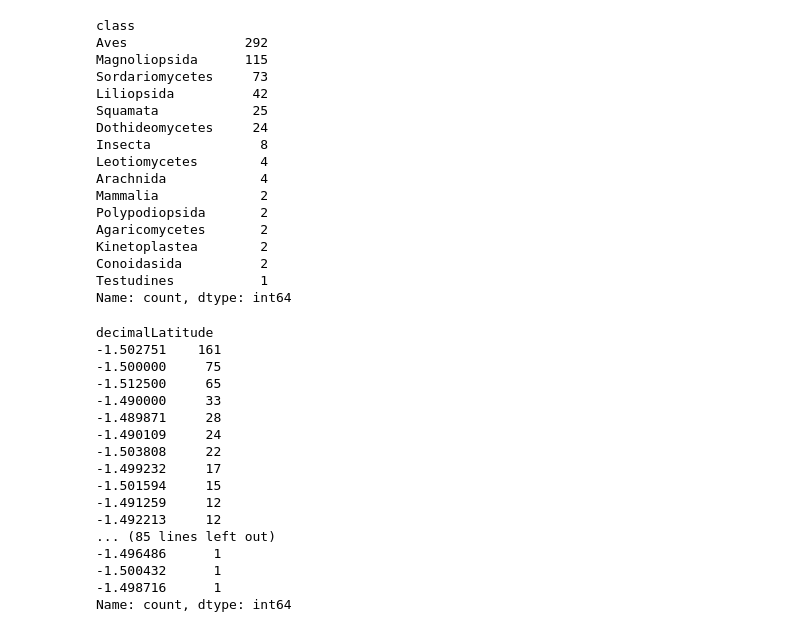
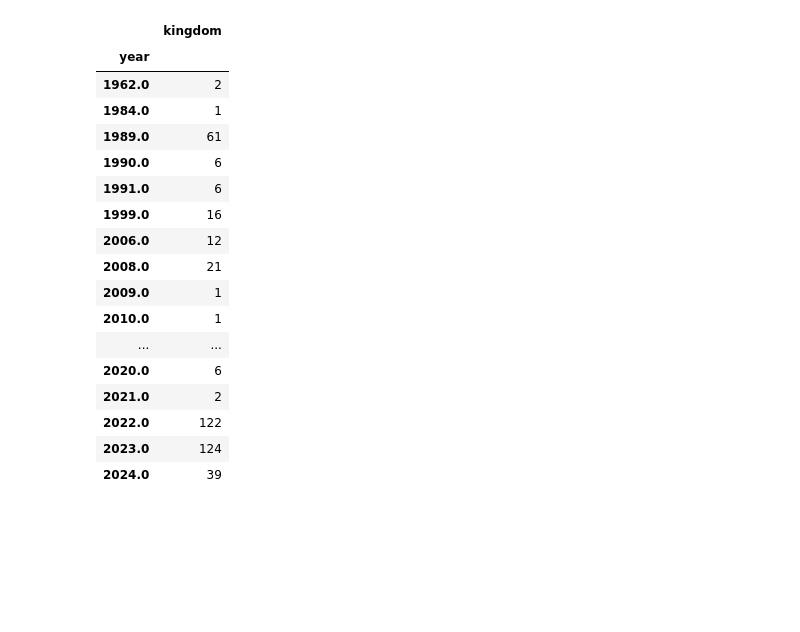
Before and after one commit to DaviMacielCavalcante/analise-de-dados-de-coleta-de-especimes-no-combu, a Jupyter notebook: script.ipynb, the cells around one changed output. Cells and saved outputs as stored; diff of their text form; code cells hidden in the pictures; blank space fills up the shorter version.

```diff
--- a/script.ipynb
+++ b/script.ipynb
@@ -62,41 +131,24 @@ incertae sedis      1
 Name: count, dtype: int64
-# %%
-df["class"].value_counts()
-# %% [output]
-class
-Aves               292
-Magnoliopsida      115
-Sordariomycetes     73
-Liliopsida          42
-Squamata            25
-Dothideomycetes     24
-Insecta              8
-Leotiomycetes        4
-Arachnida            4
-Mammalia             2
-Polypodiopsida       2
-Agaricomycetes       2
-Kinetoplastea        2
-Conoidasida          2
-Testudines           1
-Name: count, dtype: int64
-# %%
-df["decimalLatitude"].value_counts()
-# %% [output]
-decimalLatitude
--1.502751    161
--1.500000     75
--1.512500     65
--1.490000     33
--1.489871     28
--1.490109     24
--1.503808     22
--1.499232     17
--1.501594     15
--1.491259     12
--1.492213     12
-... (85 lines left out)
--1.496486      1
--1.500432      1
--1.498716      1
-Name: count, dtype: int64
+# %%
+anos_reino = df.groupby("year")["kingdom"].count()
+anos_reino = pd.DataFrame(anos_reino)
+anos_reino
+# %% [output]
+|  | kingdom |
+| year |  |
+| 1962.0 | 2 |
+| 1984.0 | 1 |
+| 1989.0 | 61 |
+| 1990.0 | 6 |
+| 1991.0 | 6 |
+| 1999.0 | 16 |
+| 2006.0 | 12 |
+| 2008.0 | 21 |
+| 2009.0 | 1 |
+| 2010.0 | 1 |
+| ... | ... |
+| 2020.0 | 6 |
+| 2021.0 | 2 |
+| 2022.0 | 122 |
+| 2023.0 | 124 |
+| 2024.0 | 39 |
```
Also changed, not shown: parts of 12 cells of this notebook, 7 other files.
